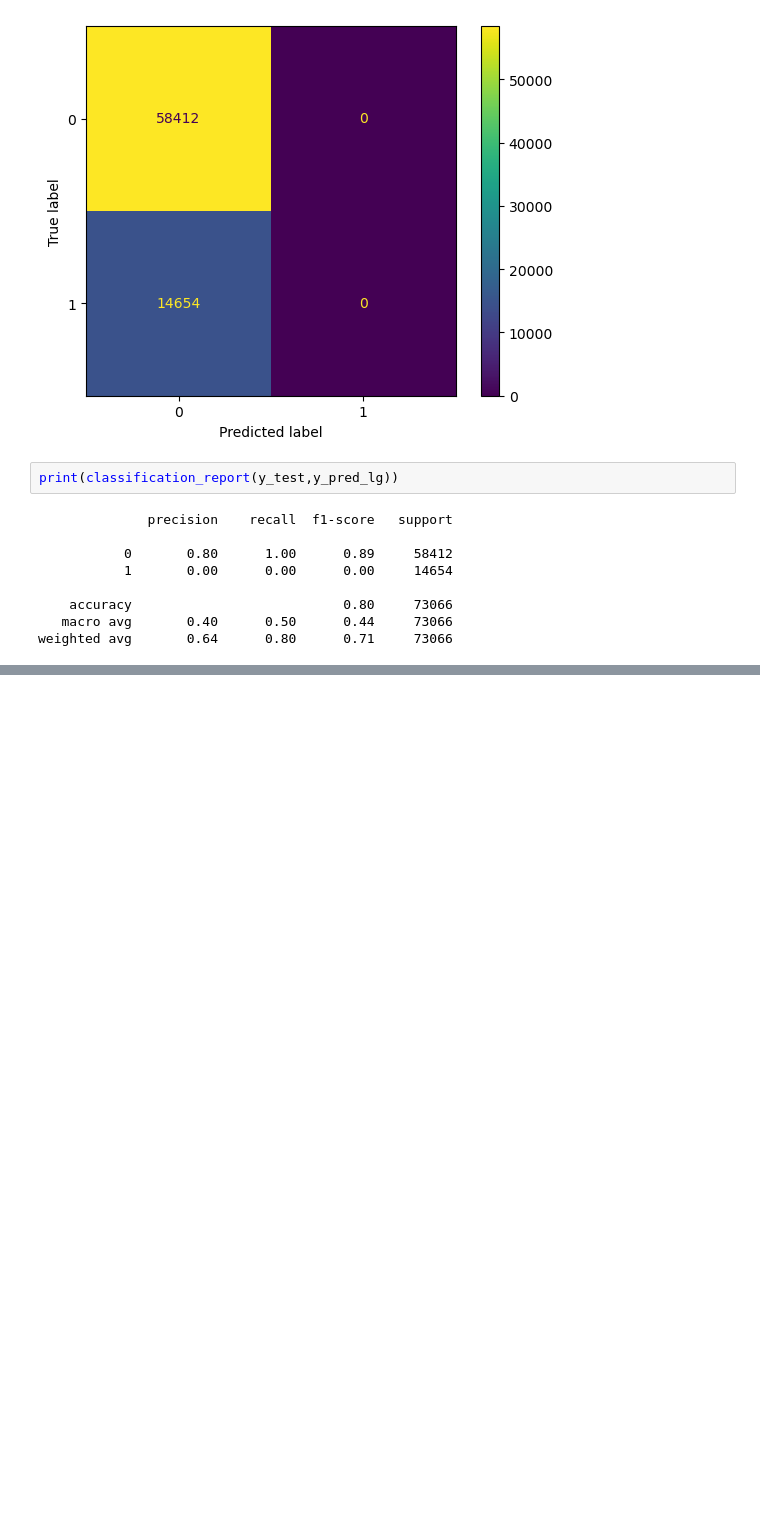
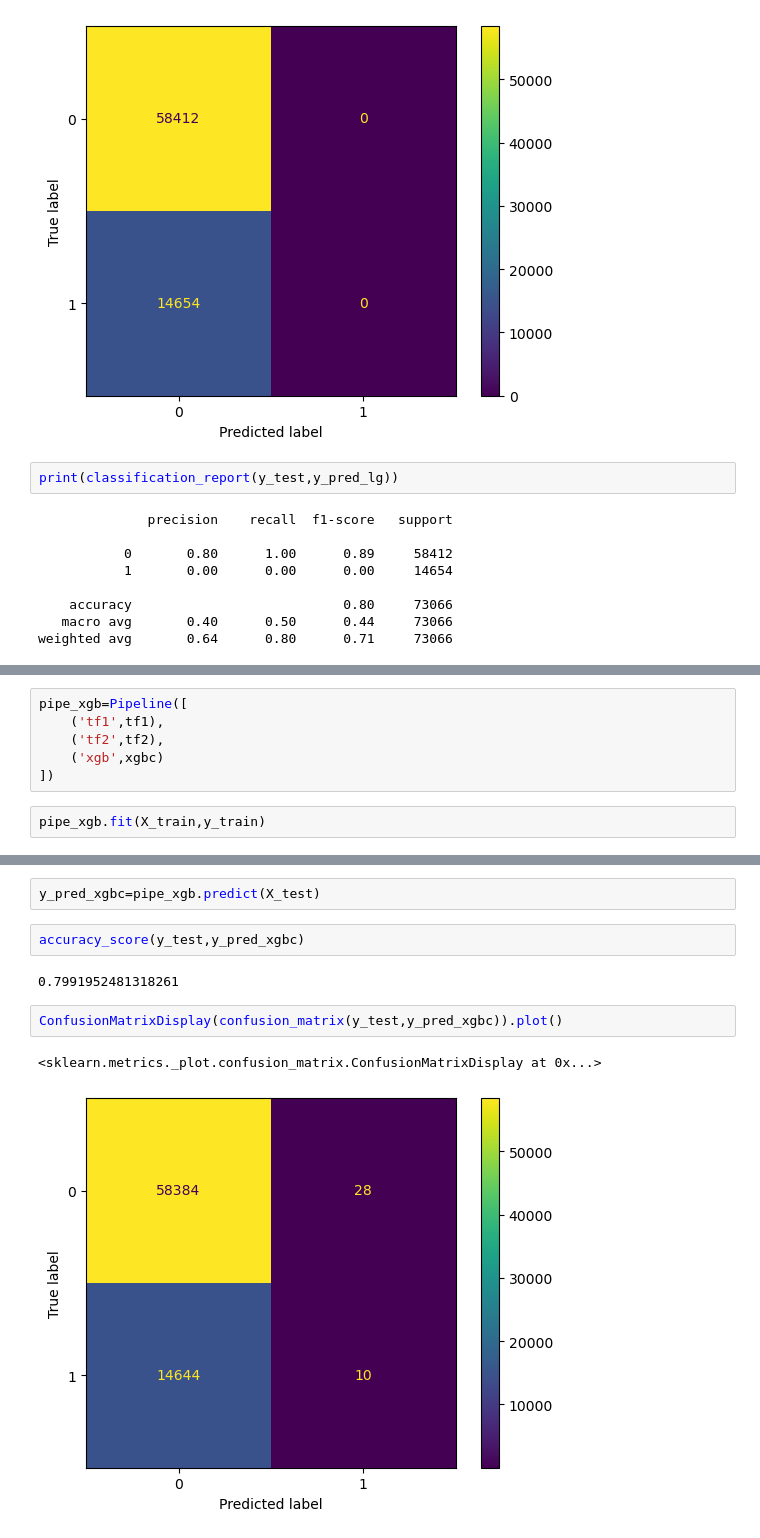
Before and after one commit to rkgupta7463/ML-projects-code, a Jupyter notebook: churn-prediction-telecom.ipynb, the cells around one changed output, grey strips where cells are left out. Drawn from its saved outputs; the diff is of its cells as text; blank space fills up the shorter version.

```diff
--- a/churn-prediction-telecom.ipynb
+++ b/churn-prediction-telecom.ipynb
@@ -360,0 +492,8 @@ weighted avg       0.64      0.80      0.71     73066
+# %%
+pipe_xgb=Pipeline([
+    ('tf1',tf1),
+    ('tf2',tf2),
+    ('xgb',xgbc)
+])
+# %%
+pipe_xgb.fit(X_train,y_train)
@@ -360,0 +518,11 @@ weighted avg       0.64      0.80      0.71     73066
+# %%
+y_pred_xgbc=pipe_xgb.predict(X_test)
+# %%
+accuracy_score(y_test,y_pred_xgbc)
+# %% [output]
+0.7991952481318261
+# %%
+ConfusionMatrixDisplay(confusion_matrix(y_test,y_pred_xgbc)).plot()
+# %% [output]
+<sklearn.metrics._plot.confusion_matrix.ConfusionMatrixDisplay at 0x...>
+[figure, added]
```
Also changed, not shown: parts of 31 cells of this notebook.
